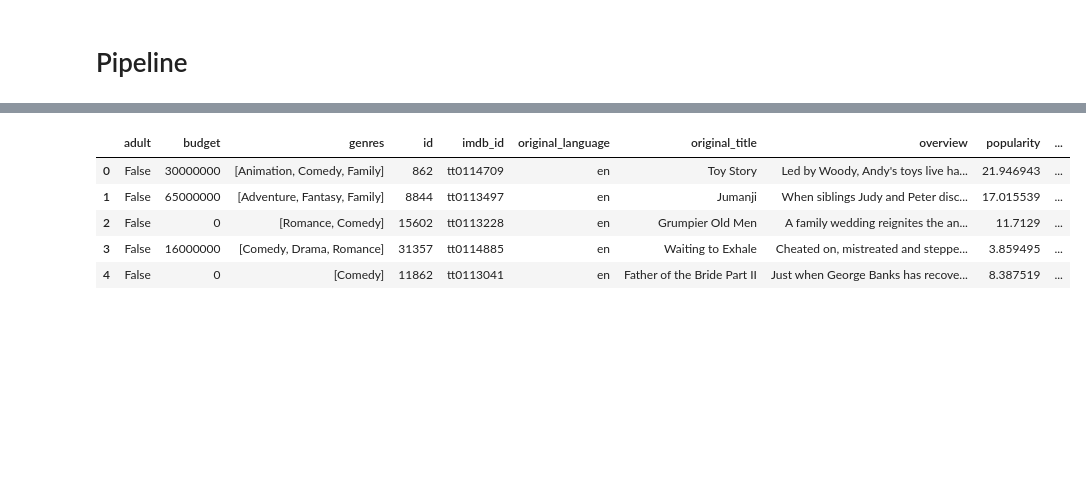
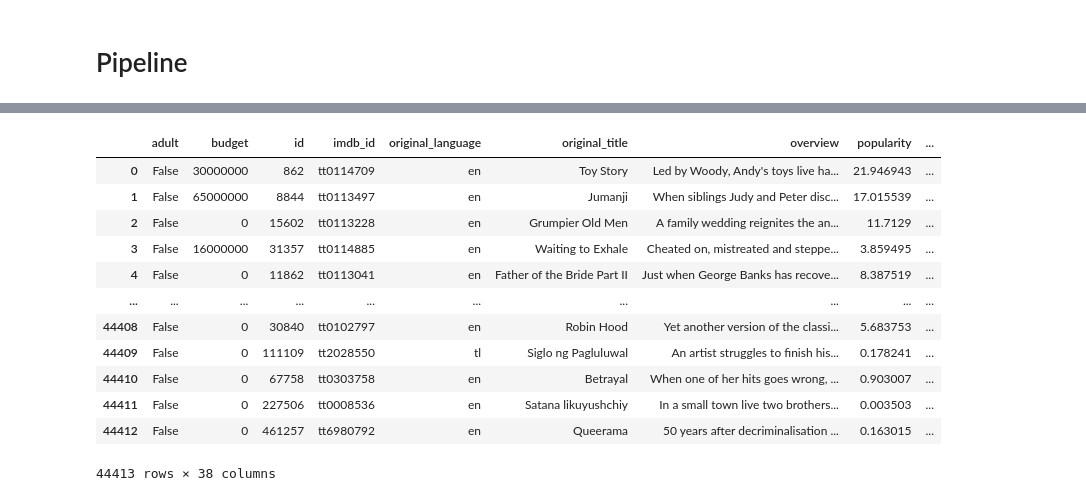
Before and after one commit to DugaldMacintyre/Movie-Recommender, a Jupyter notebook: testing.ipynb, the cells around one changed output, grey strips where cells are left out. Saved outputs shown, nothing was run; the diff lists cells and outputs as text; code cells hidden in the pictures; blank space fills up the shorter version.

```diff
--- a/testing.ipynb
+++ b/testing.ipynb
@@ -120,6 +120,11 @@ qualified.sort_values('wr', ascending=False).head(10)
 | 5814 | The Lord of the Rings: The Two To... | 2002 | 7641 | 8 | 29.423537 | [Adventure, Fantasy, Action] | 7.851924 |
 # %% [markdown]
 <h1>Pipeline</h1>
+# %%
+def clean_year_genres(df):
+    md['year'] = pd.to_datetime(md['release_date'], errors='coerce').apply(lambda x: str(x).split('-')[0] if x != np.nan else np.nan)
+    md['genres'] = md['genres'].fillna('[]').apply(literal_eval).apply(lambda x: [i['name'] for i in x] if isinstance(x, list) else [])
+    return df
 # %%
 def drop_columns(df):
     df.drop(['homepage', 'poster_path', 'production_companies', 'production_countries', 'status', 'tagline', 'video'], axis=1, inplace=True)
@@ -133,11 +138,16 @@ msno.bar(md)
 # %%
 def drop_na(df):
-    df.dropna(axis =0, subset=['adult', 'budget', 'genres', 'id', 'imdb_id',
-       'original_language', 'original_title', 'overview', 'popularity',
-       'release_date', 'revenue', 'runtime', 'spoken_languages', 'title',
-       'vote_average', 'vote_count', 'year'], inplace = True)
+   df.dropna(axis=0, subset=['adult', 'budget', 'genres', 'id', 'imdb_id',
+      'original_language', 'original_title', 'overview', 'popularity',
+      'release_date', 'revenue', 'runtime', 'spoken_languages', 'title',
+      'vote_average', 'vote_count', 'year'], inplace = True)
+
+   df.reset_index(drop=True, inplace=True)
+   return df
 # %%
 def one_hot_genres(df):
+    df.reset_index(drop=True)
+
     mlb = MultiLabelBinarizer()
     encoded_data = mlb.fit_transform(df['genres'])
     encoded_df = pd.DataFrame(encoded_data, columns=mlb.classes_)
@@ -147,7 +157,6 @@ def one_hot_genres(df):
 
     # Drop the original 'genres' column
     df.drop('genres', axis=1, inplace=True)
-
     return df
 # %%
 def extract_name(string):
@@ -162,22 +171,33 @@ def process_collection(df):
     df['collection_name'] = df['belongs_to_collection'].apply(extract_name)
     collection_counts = Counter(df['collection_name'].dropna())
     df['series_count'] = df.apply(lambda row: collection_counts.get(row['collection_name'], 0), axis=1)
+
+    df.drop(['belongs_to_collection'], axis=1, inplace=True)
     return df
 # %%
-md.pipe(drop_columns)
-md.pipe(drop_na)
-md.pipe(one_hot_genres)
-md.pipe(extract_name)
-md.pipe(process_collection)
-md.drop(['belongs_to_collection'], axis=1, inplace=True)
-md.head()
+md = (
+    md.pipe(drop_columns)
+      .pipe(clean_year_genres)
+      .pipe(drop_na)
+      .pipe(one_hot_genres)
+      .pipe(process_collection)
+)
+
+display(md)
 # %% [output]
-|  | adult | budget | genres | id | imdb_id | original_language | original_title | overview | popularity | ... |
-| 0 | False | 30000000 | [Animation, Comedy, Family] | 862 | tt0114709 | en | Toy Story | Led by Woody, Andy's toys live ha... | 21.946943 | ... |
-| 1 | False | 65000000 | [Adventure, Fantasy, Family] | 8844 | tt0113497 | en | Jumanji | When siblings Judy and Peter disc... | 17.015539 | ... |
-| 2 | False | 0 | [Romance, Comedy] | 15602 | tt0113228 | en | Grumpier Old Men | A family wedding reignites the an... | 11.7129 | ... |
-| 3 | False | 16000000 | [Comedy, Drama, Romance] | 31357 | tt0114885 | en | Waiting to Exhale | Cheated on, mistreated and steppe... | 3.859495 | ... |
-| 4 | False | 0 | [Comedy] | 11862 | tt0113041 | en | Father of the Bride Part II | Just when George Banks has recove... | 8.387519 | ... |
+|  | adult | budget | id | imdb_id | original_language | original_title | overview | popularity | ... |
+| 0 | False | 30000000 | 862 | tt0114709 | en | Toy Story | Led by Woody, Andy's toys live ha... | 21.946943 | ... |
+| 1 | False | 65000000 | 8844 | tt0113497 | en | Jumanji | When siblings Judy and Peter disc... | 17.015539 | ... |
+| 2 | False | 0 | 15602 | tt0113228 | en | Grumpier Old Men | A family wedding reignites the an... | 11.7129 | ... |
+| 3 | False | 16000000 | 31357 | tt0114885 | en | Waiting to Exhale | Cheated on, mistreated and steppe... | 3.859495 | ... |
+| 4 | False | 0 | 11862 | tt0113041 | en | Father of the Bride Part II | Just when George Banks has recove... | 8.387519 | ... |
+| ... | ... | ... | ... | ... | ... | ... | ... | ... | ... |
+| 44408 | False | 0 | 30840 | tt0102797 | en | Robin Hood | Yet another version of the classi... | 5.683753 | ... |
+| 44409 | False | 0 | 111109 | tt2028550 | tl | Siglo ng Pagluluwal | An artist struggles to finish his... | 0.178241 | ... |
+| 44410 | False | 0 | 67758 | tt0303758 | en | Betrayal | When one of her hits goes wrong, ... | 0.903007 | ... |
+| 44411 | False | 0 | 227506 | tt0008536 | en | Satana likuyushchiy | In a small town live two brothers... | 0.003503 | ... |
+| 44412 | False | 0 | 461257 | tt6980792 | en | Queerama | 50 years after decriminalisation ... | 0.163015 | ... |
+44413 rows × 38 columns
 # %%
 msno.bar(md)
 # %% [output]
```
Also changed, not shown: parts of 6 cells of this notebook.
